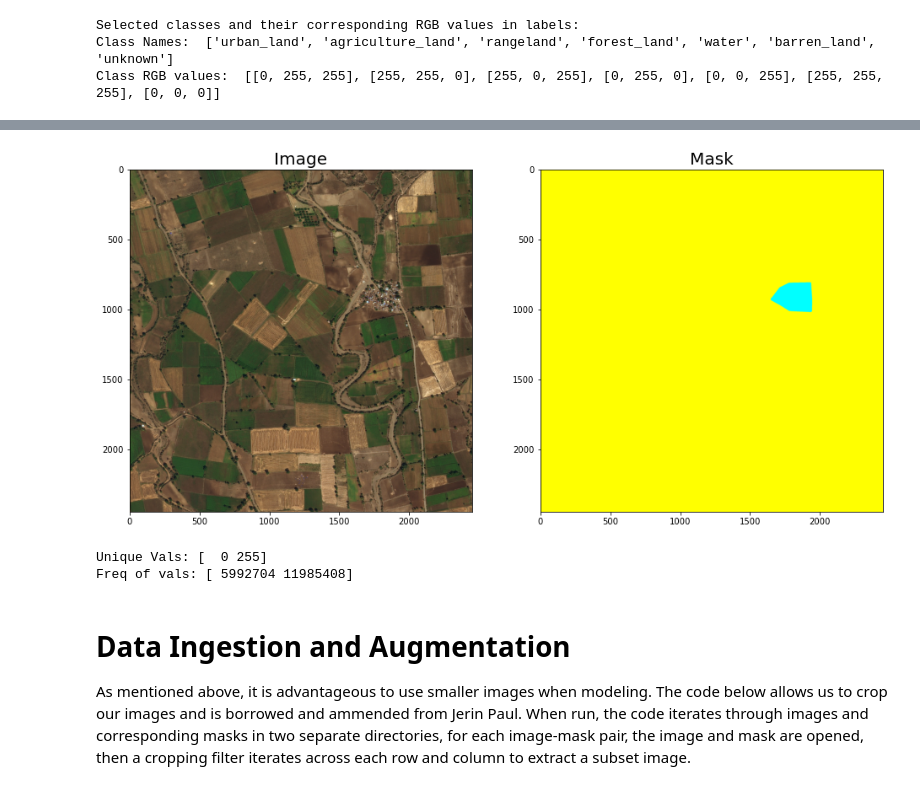
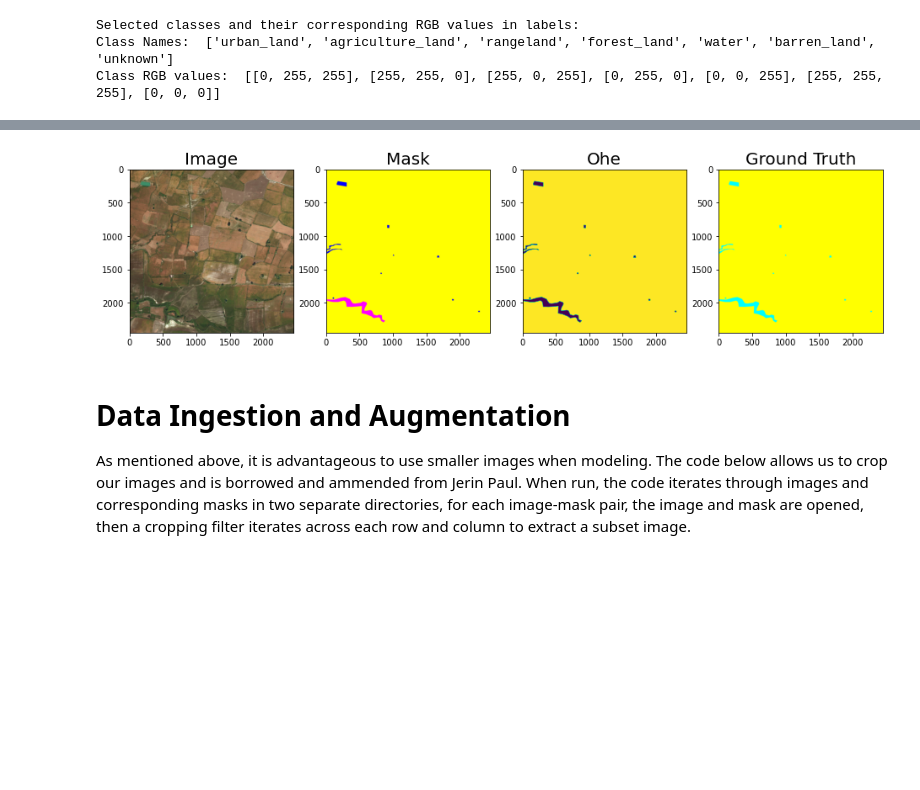
Before and after one commit to johnatawnclementawn/LandCoverSemanticSegmentation, a Jupyter notebook: landCov_semSeg.ipynb, the cells around one changed output, grey strips where cells are left out. Drawn from its saved outputs; the diff is of its cells as text; code cells hidden in the pictures; blank space fills up the shorter version.

```diff
--- a/landCov_semSeg.ipynb
+++ b/landCov_semSeg.ipynb
@@ -157,8 +261,8 @@ data_path = "{}/data".format(path)
 # %%
 ## Classes and their respective pixel values
-class_dict = pd.read_csv('{}/class_dict.csv'.format(data_path))
-class_names = class_dict['name'].values.tolist()
-class_rgb_vals = class_dict[['r', 'g', 'b']].values.tolist()
+class_dict_pd = pd.read_csv('{}/class_dict.csv'.format(path))
+class_names = class_dict_pd['name'].values.tolist()
+class_rgb_vals = class_dict_pd[['r', 'g', 'b']].values.tolist()
 
 # Useful to shortlist specific classes in datasets with large number of classes
 select_classes = class_names
@@ -203,19 +319,25 @@ metadata.sort_values('image_id')
 803 rows × 3 columns
-# %%
-img_Loc = metadata['sat_image_path'][245]
-mask_Loc = metadata['mask_path'][245]
-visualize(Image = (np.asarray(PIL.Image.open(img_Loc))/255), Mask = mask_Loc)
-# %% [output]
-[figure, removed]
+# %%
+img_Loc = metadata['sat_image_path'][1]
+mask_Loc = metadata['mask_path'][1]
+
+img = cv2.imread(img_Loc)
+img = cv2.cvtColor(img, cv2.COLOR_BGR2RGB)
+
+ohe_mask = reverse_one_hot(cv2.imread(mask_Loc))
+# ohe_mask = cv2.cvtColor(ohe_mask, cv2.COLOR_BGR2RGB)
+
+groundTruth = colour_code_segmentation(ohe_mask, select_class_rgb_values)
+
+visualize(Image = img, Mask = mask_Loc, OHE = ohe_mask, ground_truth = groundTruth)
+# %% [output]
+[figure, added]
 # %%
-img = PIL.Image.open(mask_Loc)
-uni, freq = np.unique(np.asarray(img), return_counts=True)
+# img = PIL.Image.open(mask_Loc)
+# uni, freq = np.unique(np.asarray(img), return_counts=True)
 
-print('Unique Vals: {}'.format(uni))
-print('Freq of vals: {}'.format(freq))
+# print('Unique Vals: {}'.format(uni))
+# print('Freq of vals: {}'.format(freq))
-# %% [output]
-Unique Vals: [  0 255]
-Freq of vals: [ 5992704 11985408]
 # %% [markdown]
 # Data Ingestion and Augmentation
 As mentioned above, it is advantageous to use smaller images when modeling. The code below allows us to crop our images and is borrowed and ammended from Jerin Paul. When run, the code iterates through images and corresponding masks in two separate directories, for each image-mask pair, the image and mask are opened, then a cropping filter iterates across each row and column to extract a subset image.
```
Also changed, not shown: parts of 19 cells of this notebook.
